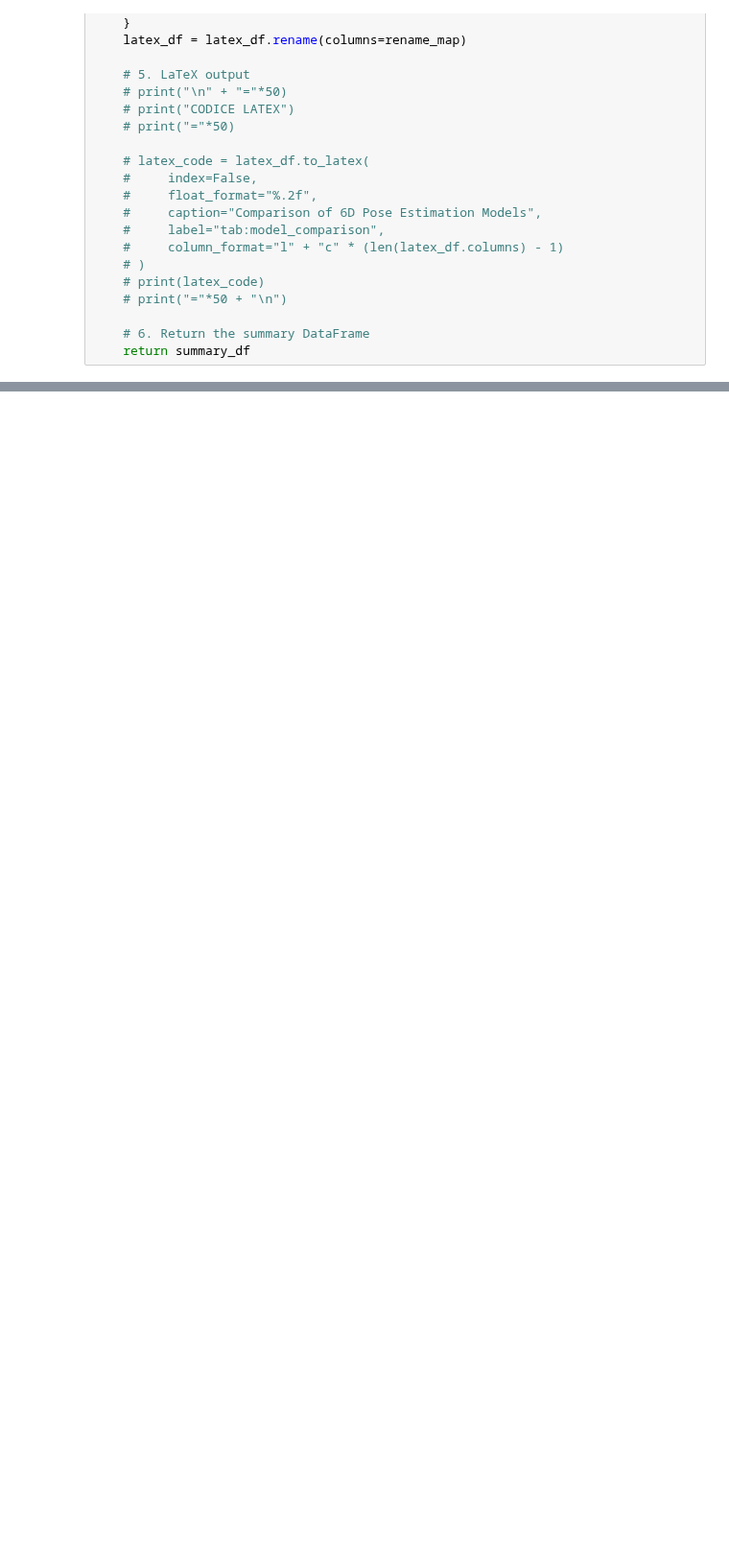
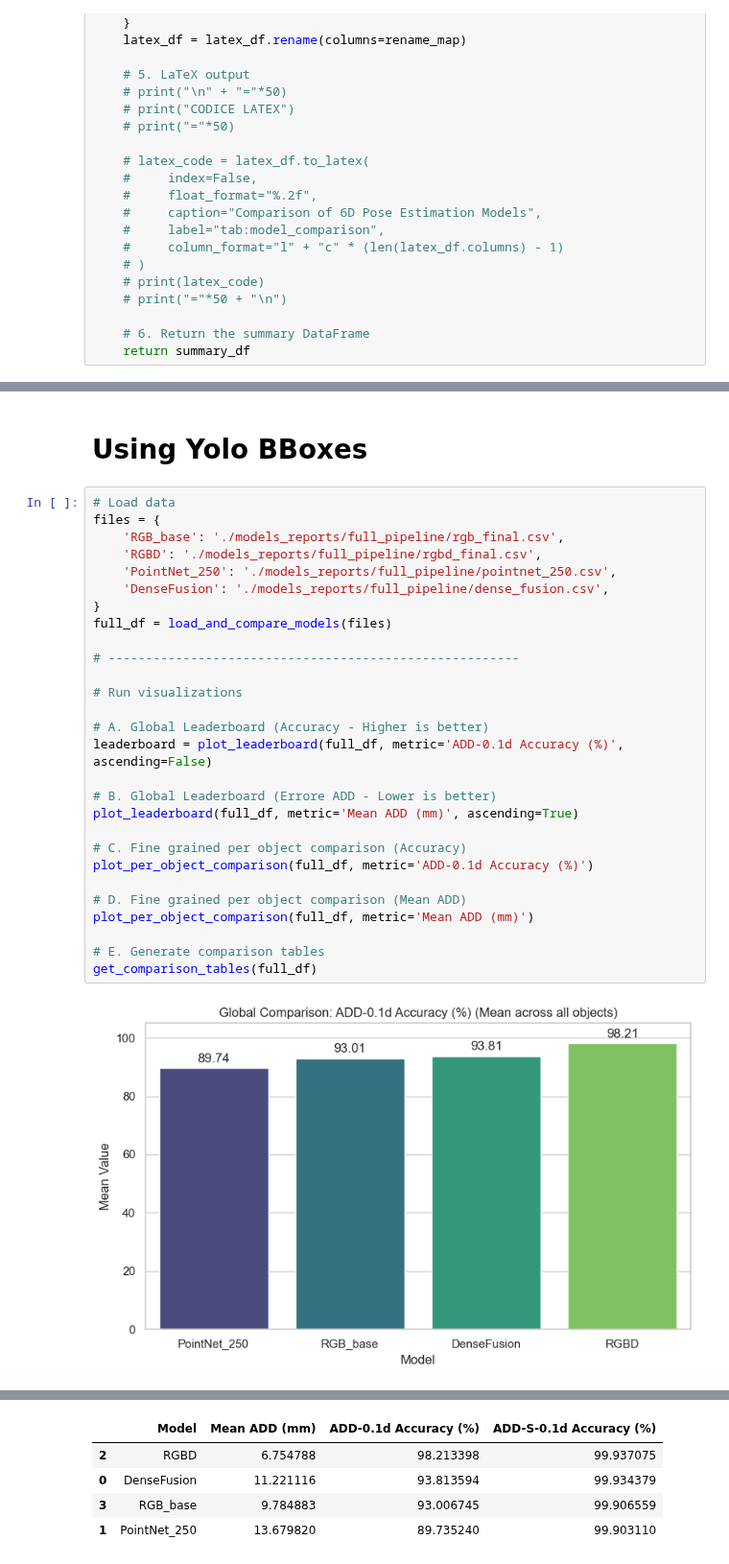
Before and after one commit to fraco03/6D_pose, a Jupyter notebook: notebooks/model_comparison.ipynb, the cells around one changed output, grey strips where cells are left out. Shown at 96% size. Drawn from its saved outputs; the diff is of its cells as text; blank space fills up the shorter version.

Commit message:
Feat: full evaluation pipeline

```diff
--- a/notebooks/model_comparison.ipynb
+++ b/notebooks/model_comparison.ipynb
@@ -176,0 +179,32 @@ get_comparison_tables(full_df)
+# %% [markdown]
+# Using Yolo BBoxes
+# %%
+# Load data
+files = {
+    'RGB_base': './models_reports/full_pipeline/rgb_final.csv',
+    'RGBD': './models_reports/full_pipeline/rgbd_final.csv',
+    'PointNet_250': './models_reports/full_pipeline/pointnet_250.csv',
+    'DenseFusion': './models_reports/full_pipeline/dense_fusion.csv',
+}
+full_df = load_and_compare_models(files)
+
+# -------------------------------------------------------
+
+# Run visualizations
+
+# A. Global Leaderboard (Accuracy - Higher is better)
+leaderboard = plot_leaderboard(full_df, metric='ADD-0.1d Accuracy (%)', ascending=False)
+
+# B. Global Leaderboard (Errore ADD - Lower is better)
+plot_leaderboard(full_df, metric='Mean ADD (mm)', ascending=True)
+
+# C. Fine grained per object comparison (Accuracy)
+plot_per_object_comparison(full_df, metric='ADD-0.1d Accuracy (%)')
+
+# D. Fine grained per object comparison (Mean ADD)
+plot_per_object_comparison(full_df, metric='Mean ADD (mm)')
+
+# E. Generate comparison tables
+get_comparison_tables(full_df)
+# %% [output]
+[figure, added]
@@ -176,0 +214,5 @@ get_comparison_tables(full_df)
+|  | Model | Mean ADD (mm) | ADD-0.1d Accuracy (%) | ADD-S-0.1d Accuracy (%) |
+| 2 | RGBD | 6.754788 | 98.213398 | 99.937075 |
+| 0 | DenseFusion | 11.221116 | 93.813594 | 99.934379 |
+| 3 | RGB_base | 9.784883 | 93.006745 | 99.906559 |
+| 1 | PointNet_250 | 13.679820 | 89.735240 | 99.903110 |
```
Also changed, not shown: parts of 6 cells of this notebook, 21 other files.
